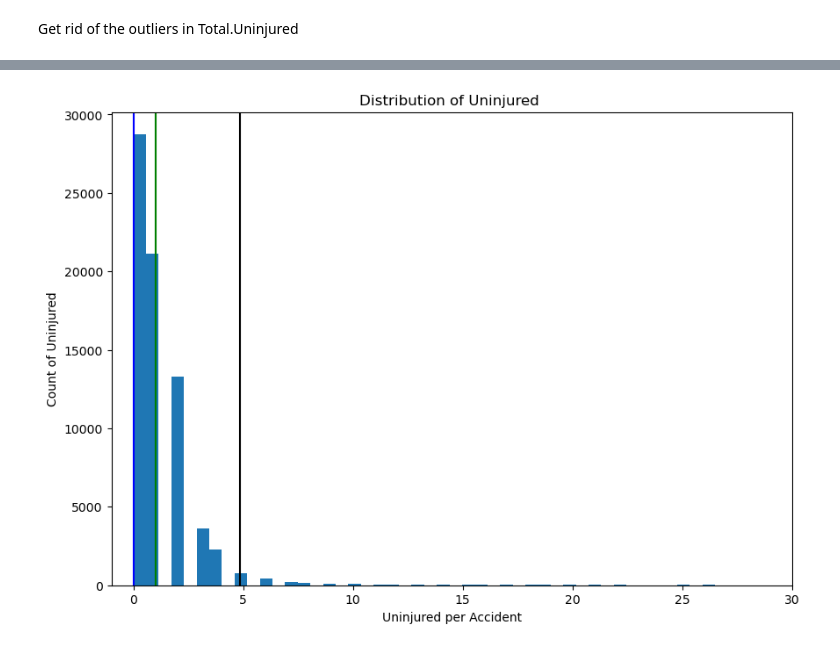
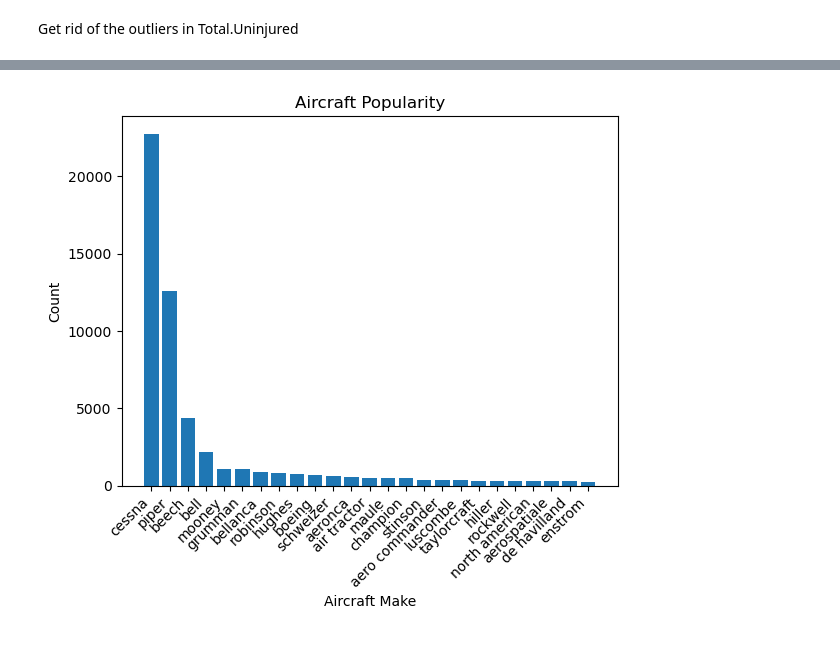
Before and after one commit to erankova/Fortune-Inc-Aviation-Analysis, a Jupyter notebook: Exploration.ipynb, the cells around one changed output, grey strips where cells are left out. Cells and saved outputs as stored; diff of their text form; code cells hidden in the pictures.

Commit message:
statistical analysis session 3

```diff
--- a/Exploration.ipynb
+++ b/Exploration.ipynb
@@ -1256,12 +1180,22 @@ for bin in bins:
-# %%
-# Statistical analysis of Total.Uninjured before dropping na values
-
-plot_histogram(
-    ad_5,
-    "Total.Uninjured",
-    "Distribution of Uninjured ",
-    'Uninjured per Accident',
-    "Count of Uninjured"
-)
-# %% [output]
-[figure, removed]
+# %%
+# Get the top 25 'Make' and see which aircrafts are most popular
+top25_make_names = ad_6['Make'].value_counts().nlargest(25).index
+
+# Filter the DataFrame to include only the top 25 'Make' values
+top25_make_data = ad_6[ad_6['Make'].isin(top25_make_names)]
+
+# Count occurrences of each 'Make'
+make_counts = top25_make_data['Make'].value_counts()
+
+#Plot
+fig, ax = plt.subplots()
+
+plt.bar(make_counts.index, make_counts.values)
+
+plt.xlabel('Aircraft Make')
+plt.ylabel('Count')
+plt.title('Aircraft Popularity')
+plt.xticks(rotation=45, ha='right')  # Rotate x-axis labels for better visibility
+plt.show()
+# %% [output]
+[figure, added]
```
Also changed, not shown: parts of 26 cells of this notebook, 2 other files.
